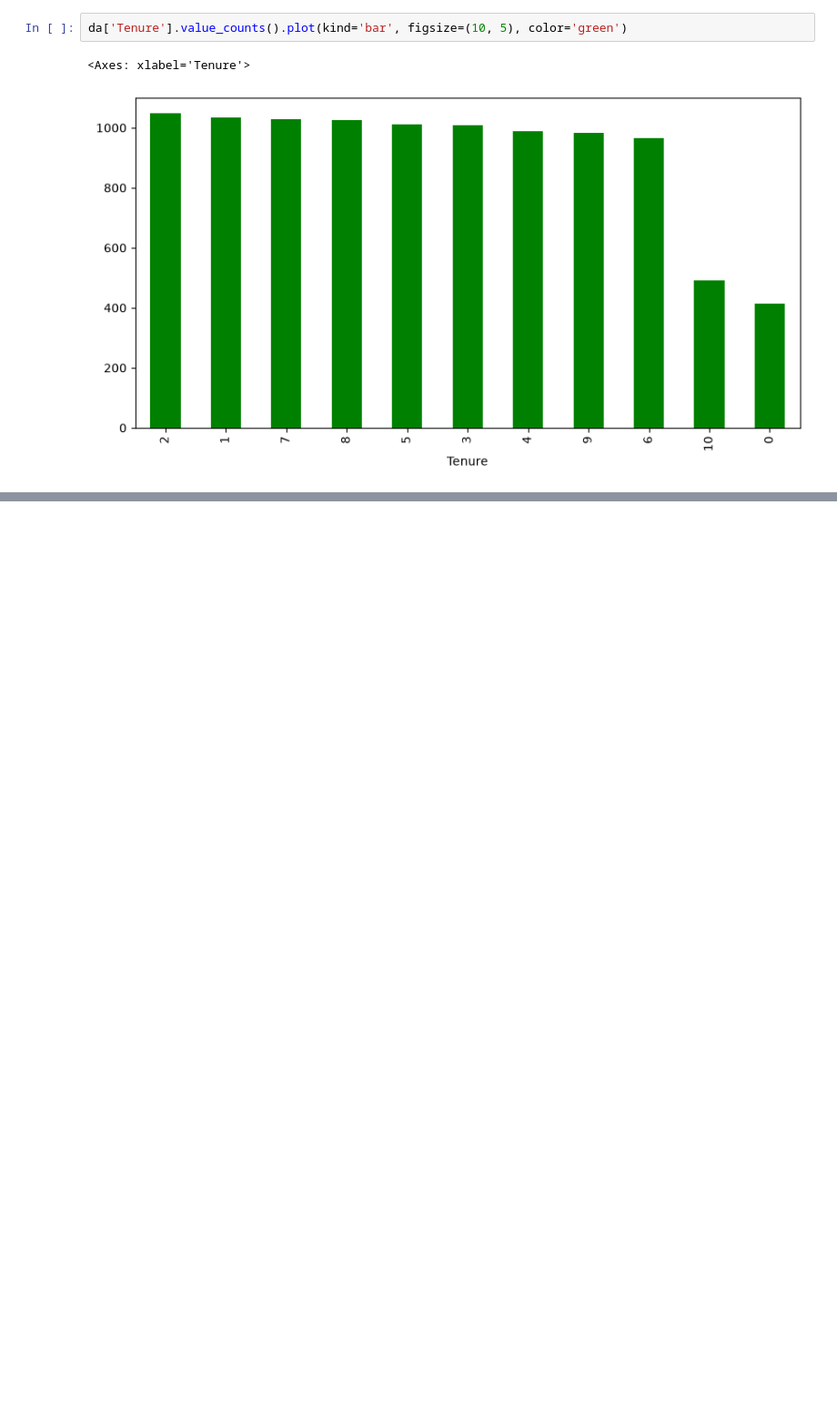
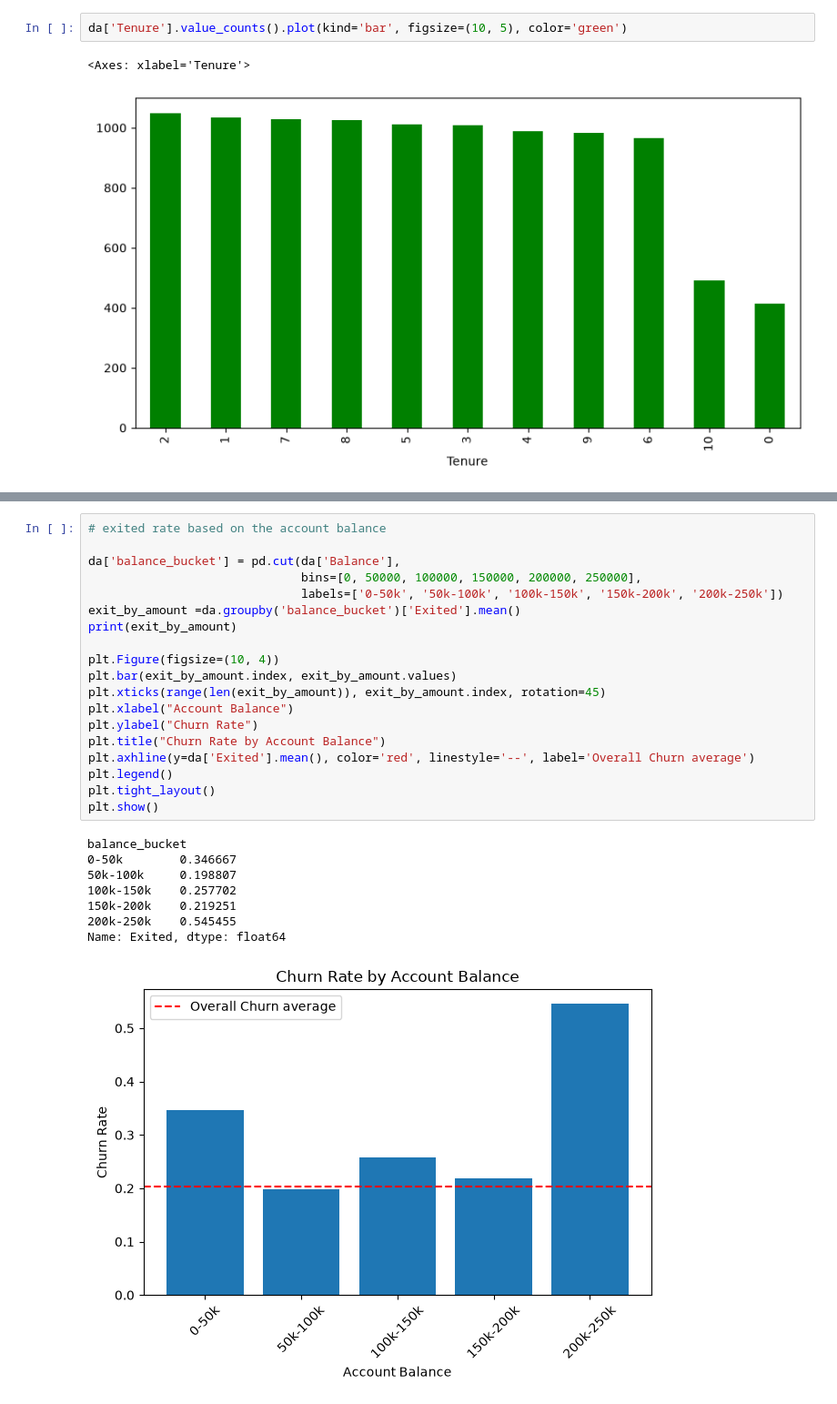
Before and after one commit to olaoluwacode/UD_Customer_Churn_Prediction, a Jupyter notebook: eda.ipynb, the cells around one changed output, grey strips where cells are left out. Shown at 91% size. Saved outputs shown, nothing was run; the diff lists cells and outputs as text; blank space fills up the shorter version.

```diff
--- a/eda.ipynb
+++ b/eda.ipynb
@@ -239,0 +289,28 @@ da['Tenure'].value_counts().plot(kind='bar', figsize=(10, 5), color='green')
+# %%
+# exited rate based on the account balance
+
+da['balance_bucket'] = pd.cut(da['Balance'],
+                              bins=[0, 50000, 100000, 150000, 200000, 250000],
+                              labels=['0-50k', '50k-100k', '100k-150k', '150k-200k', '200k-250k'])
+exit_by_amount =da.groupby('balance_bucket')['Exited'].mean()
+print(exit_by_amount)
+
+plt.Figure(figsize=(10, 4))
+plt.bar(exit_by_amount.index, exit_by_amount.values)
+plt.xticks(range(len(exit_by_amount)), exit_by_amount.index, rotation=45)
+plt.xlabel("Account Balance")
+plt.ylabel("Churn Rate")
+plt.title("Churn Rate by Account Balance")
+plt.axhline(y=da['Exited'].mean(), color='red', linestyle='--', label='Overall Churn average')
+plt.legend()
+plt.tight_layout()
+plt.show()
+# %% [output]
+balance_bucket
+0-50k        0.346667
+50k-100k     0.198807
+100k-150k    0.257702
+150k-200k    0.219251
+200k-250k    0.545455
+Name: Exited, dtype: float64
+[figure, added]
```
Also changed, not shown: parts of 7 cells of this notebook.
